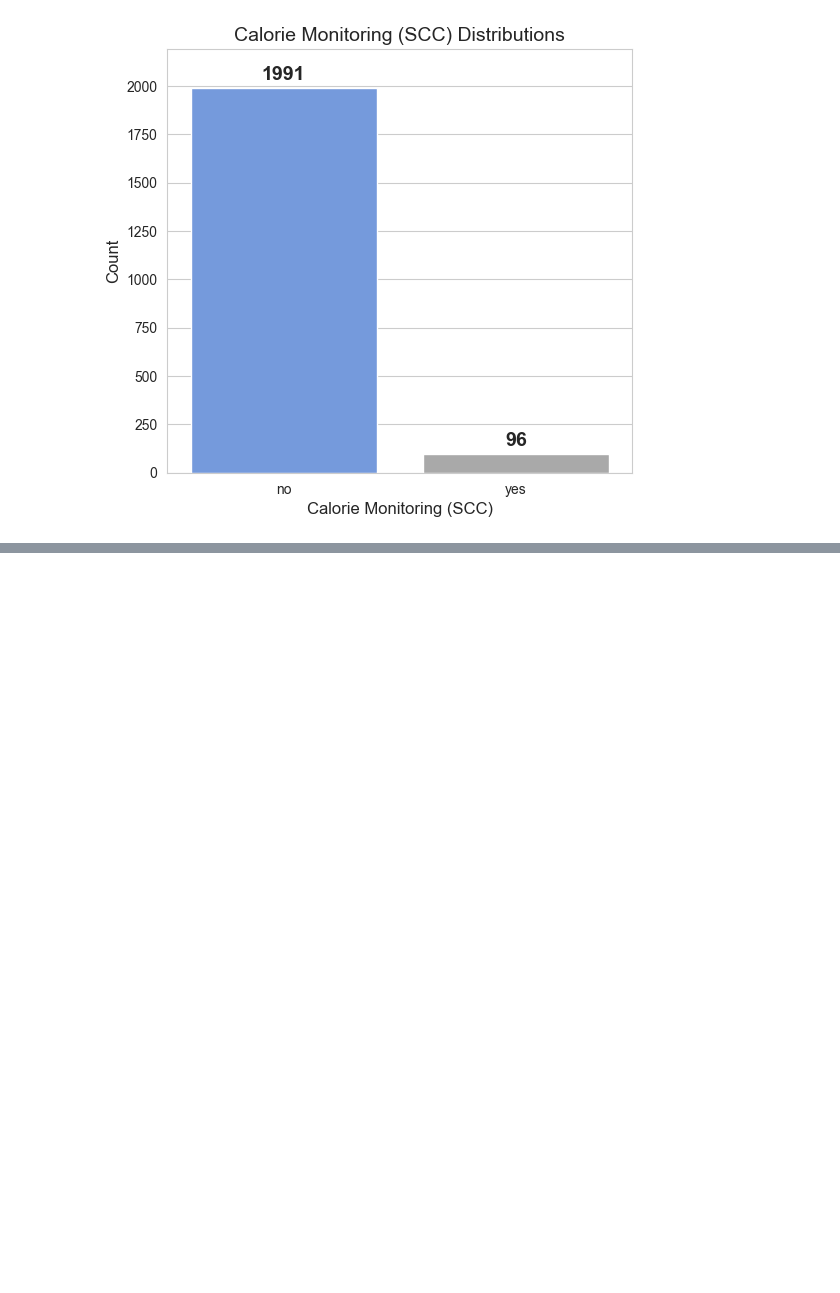
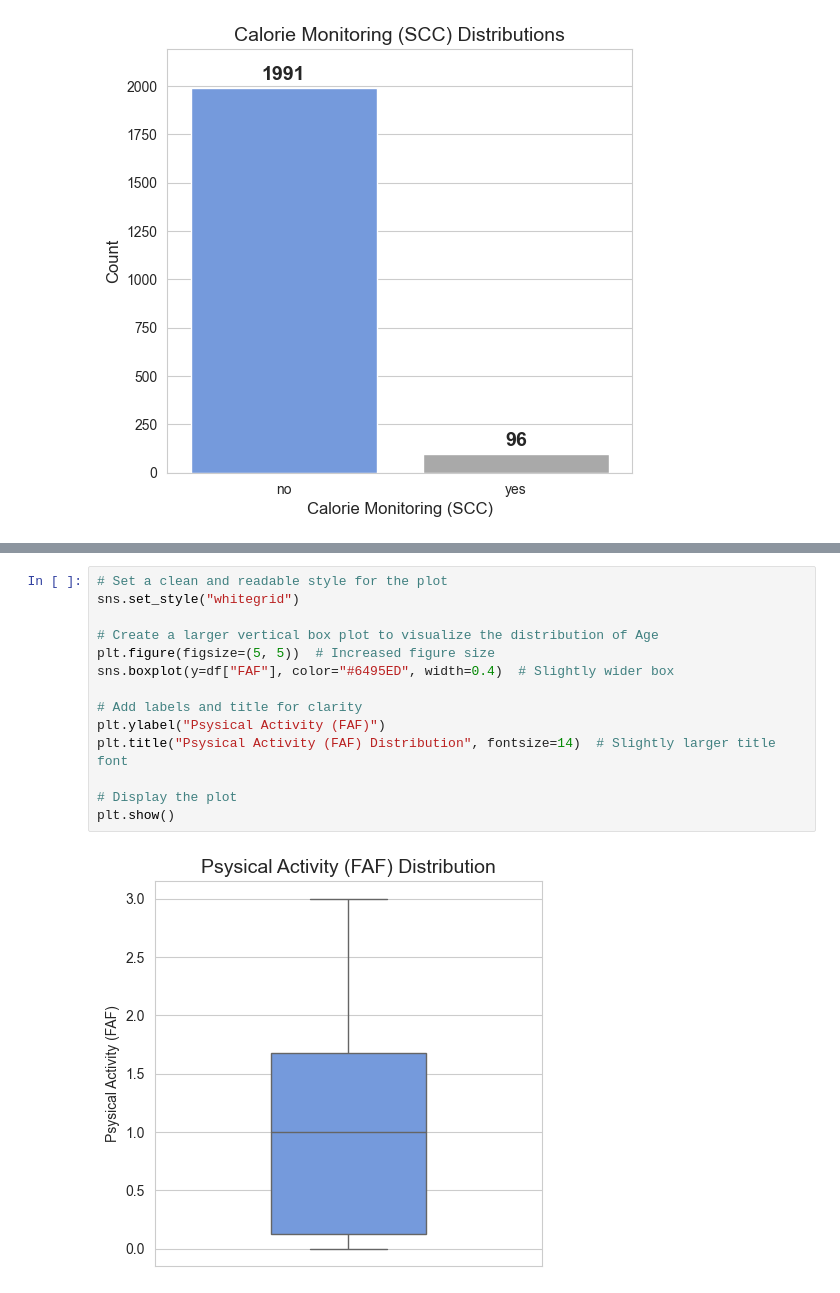
Before and after one commit to arsiimam/Obesity-Factors-Analysis, a Jupyter notebook: Notebooks/data_cleaning.ipynb, the cells around one changed output, grey strips where cells are left out. Drawn from its saved outputs; the diff is of its cells as text; blank space fills up the shorter version.

Commit message:
Update data_cleaning.ipynb: Add Data distribution for Psysical Activity (FAF)

```diff
--- a/Notebooks/data_cleaning.ipynb
+++ b/Notebooks/data_cleaning.ipynb
@@ -824,0 +839,16 @@ plt.show()
+# %%
+# Set a clean and readable style for the plot
+sns.set_style("whitegrid")
+
+# Create a larger vertical box plot to visualize the distribution of Age
+plt.figure(figsize=(5, 5))  # Increased figure size
+sns.boxplot(y=df["FAF"], color="#6495ED", width=0.4)  # Slightly wider box
+
+# Add labels and title for clarity
+plt.ylabel("Psysical Activity (FAF)")
+plt.title("Psysical Activity (FAF) Distribution", fontsize=14)  # Slightly larger title font
+
+# Display the plot
+plt.show()
+# %% [output]
+[figure, added]
```
Also changed, not shown: parts of 4 cells of this notebook.
